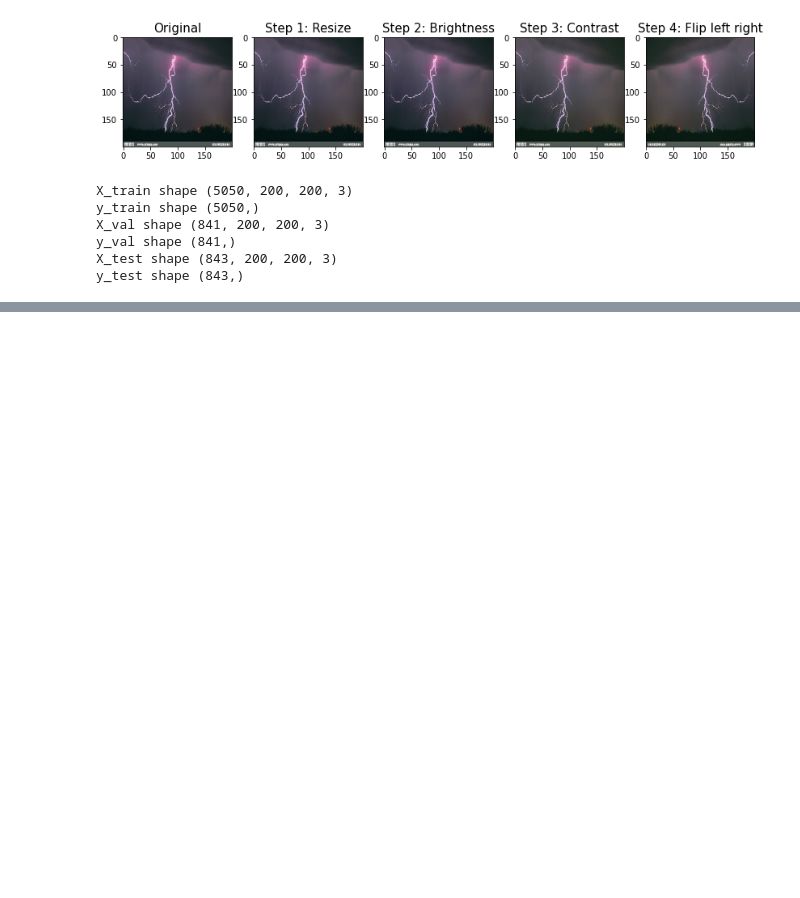
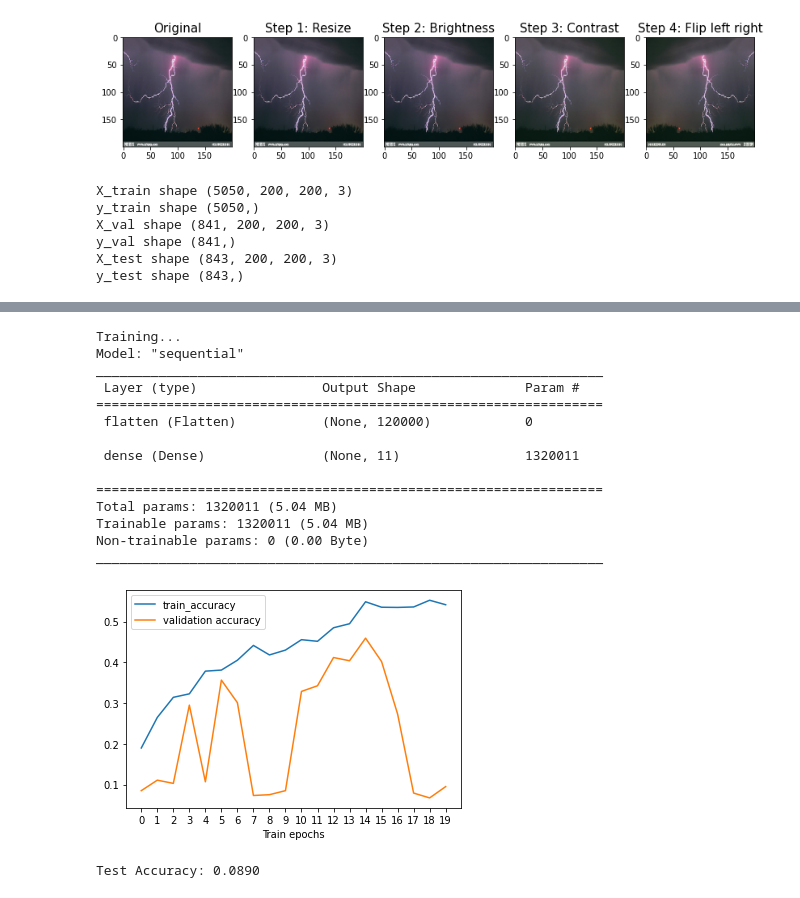
Before and after one commit to Savinay09/weather_image_recognition, a Jupyter notebook: Data preprocessing.ipynb, the cells around one changed output, grey strips where cells are left out. Saved outputs shown, nothing was run; the diff lists cells and outputs as text; code cells hidden in the pictures; blank space fills up the shorter version.

```diff
--- a/Data preprocessing.ipynb
+++ b/Data preprocessing.ipynb
@@ -284,0 +397,20 @@ array([ 0,  1,  2,  3,  4,  5,  6,  7,  8,  9, 10])
+# %%
+print('Test Accuracy: %1.4f' %train_and_evaluate(hidden_layer_sizes=[], learning_rate = 0.01,
+                                                 num_epochs=20, optimizer='SGD'))
+# %% [output]
+Training...
+Model: "sequential"
+_________________________________________________________________
+ Layer (type)                Output Shape              Param #
+=================================================================
+ flatten (Flatten)           (None, 120000)            0
+
+ dense (Dense)               (None, 11)                1320011
+
+=================================================================
+Total params: 1320011 (5.04 MB)
+Trainable params: 1320011 (5.04 MB)
+Non-trainable params: 0 (0.00 Byte)
+_________________________________________________________________
+[figure, added]
+Test Accuracy: 0.0890
```
Also changed, not shown: parts of 17 cells of this notebook.
